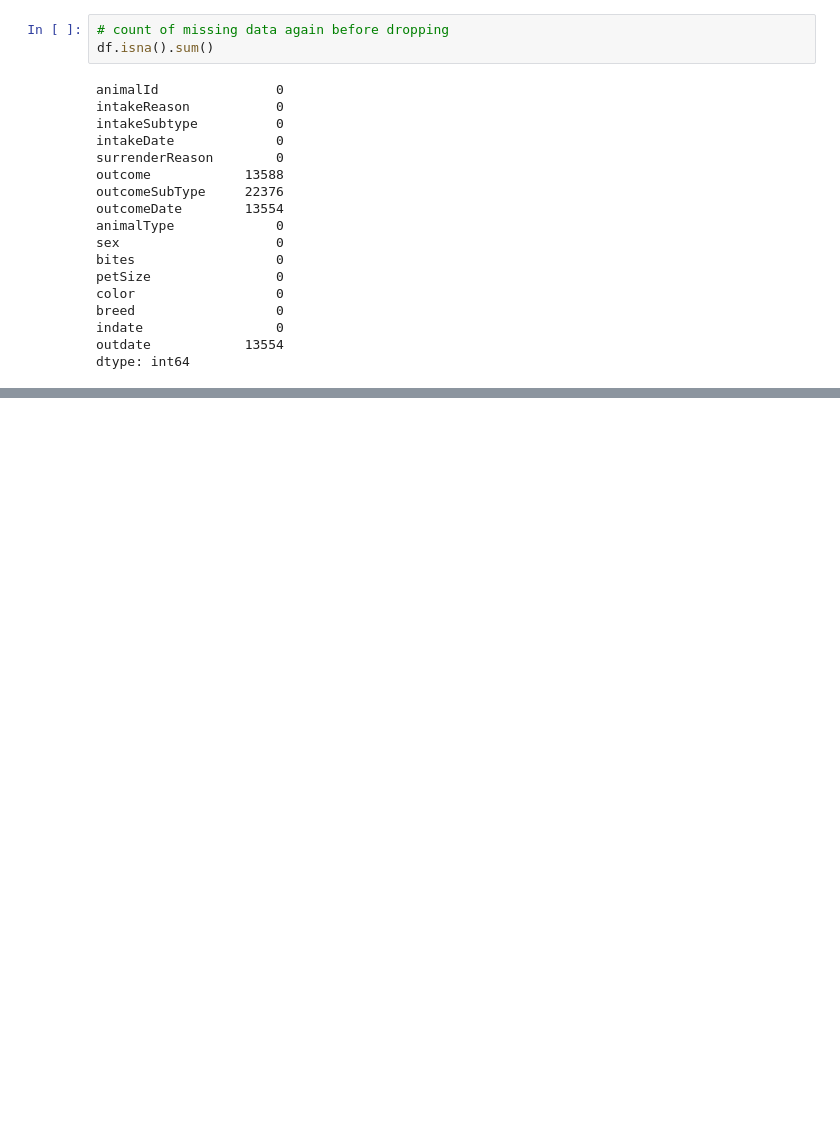
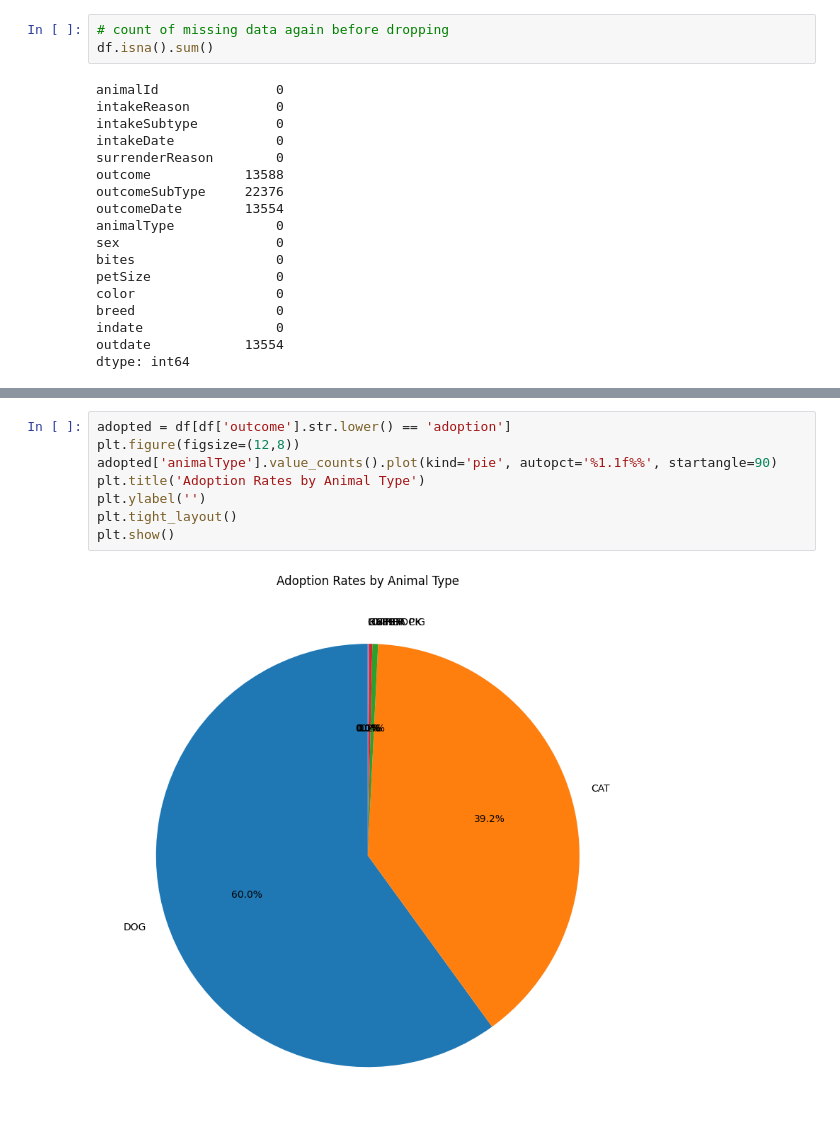
Before and after one commit to Kat910/mini_project_reppenKatrinia, a Jupyter notebook: notebook/mini_project.ipynb, the cells around one changed output, grey strips where cells are left out. Saved outputs shown, nothing was run; the diff lists cells and outputs as text; blank space fills up the shorter version.

```diff
--- a/notebook/mini_project.ipynb
+++ b/notebook/mini_project.ipynb
@@ -256,0 +279,10 @@ dtype: int64
+# %%
+adopted = df[df['outcome'].str.lower() == 'adoption']
+plt.figure(figsize=(12,8))
+adopted['animalType'].value_counts().plot(kind='pie', autopct='%1.1f%%', startangle=90)
+plt.title('Adoption Rates by Animal Type')
+plt.ylabel('')
+plt.tight_layout()
+plt.show()
+# %% [output]
+[figure, added]
```
Also changed, not shown: parts of 6 cells of this notebook.
